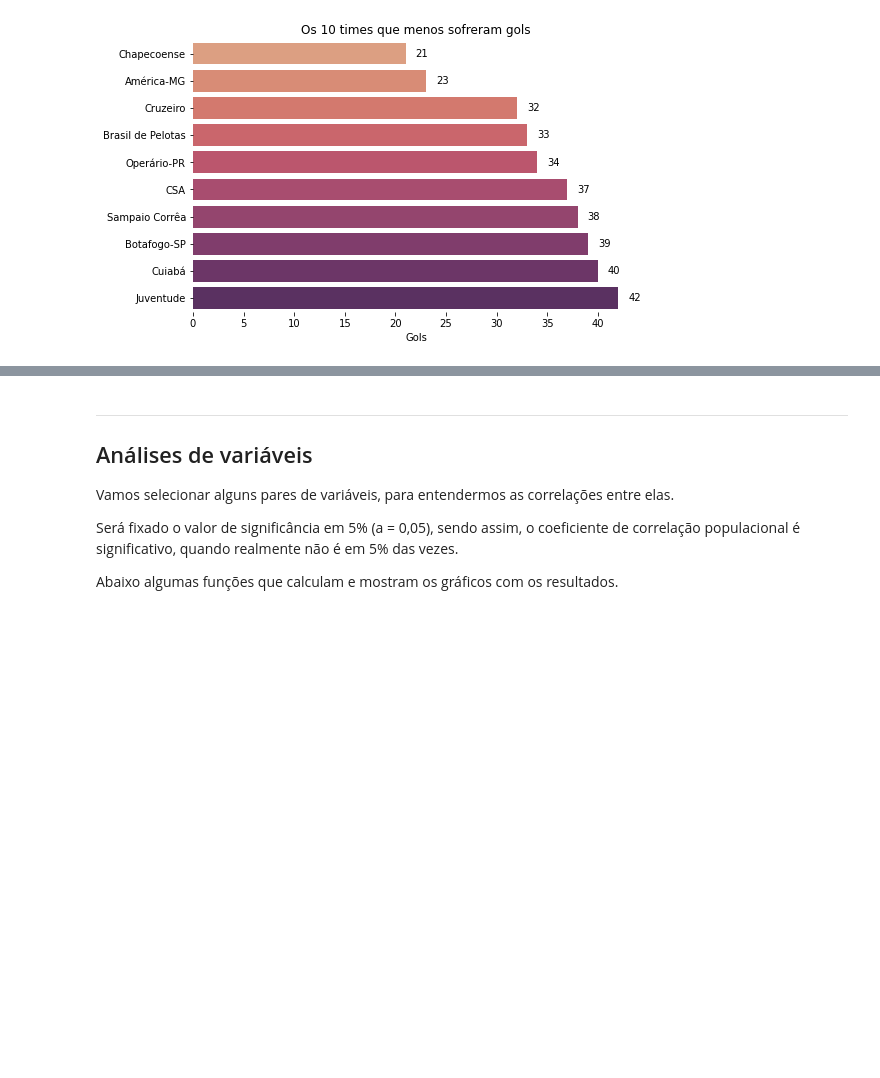
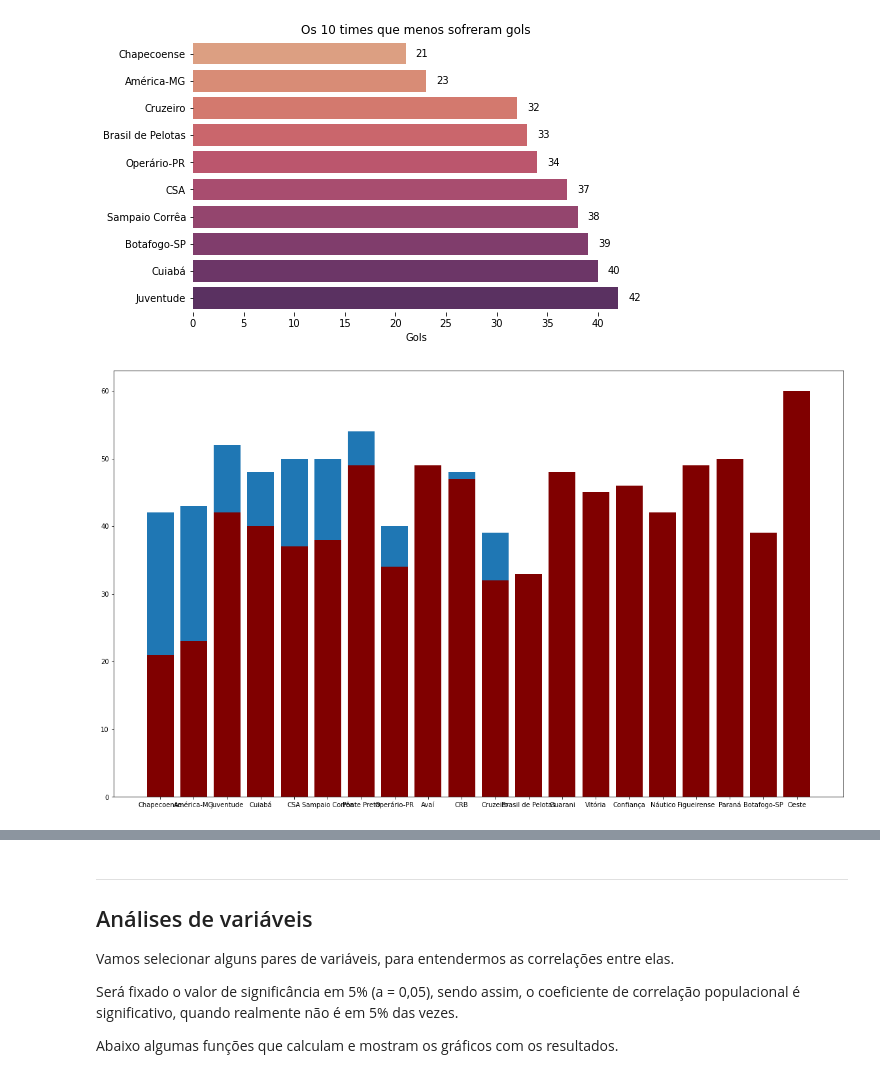
Before and after one commit to heavyrick/datascience, a Jupyter notebook: analises/campeonato_brasileiro_serie_b/campeonato_brasileiro_serie_b.ipynb, the cells around one changed output, grey strips where cells are left out. Saved outputs shown, nothing was run; the diff lists cells and outputs as text; code cells hidden in the pictures; blank space fills up the shorter version.

```diff
--- a/analises/campeonato_brasileiro_serie_b/campeonato_brasileiro_serie_b.ipynb
+++ b/analises/campeonato_brasileiro_serie_b/campeonato_brasileiro_serie_b.ipynb
@@ -218,0 +240,8 @@ sns.despine(left=True, bottom=True);
+# %%
+f, ax = plt.subplots(figsize=(20, 12))
+
+#ax = plt.subplot()
+ax.bar(df['time.nome_popular'], df['gols_pro'])
+ax.bar(df['time.nome_popular'], df['gols_contra'], color="maroon");
+# %% [output]
+[figure, added]
```
Also changed, not shown: parts of 5 cells of this notebook, 2 other files.
